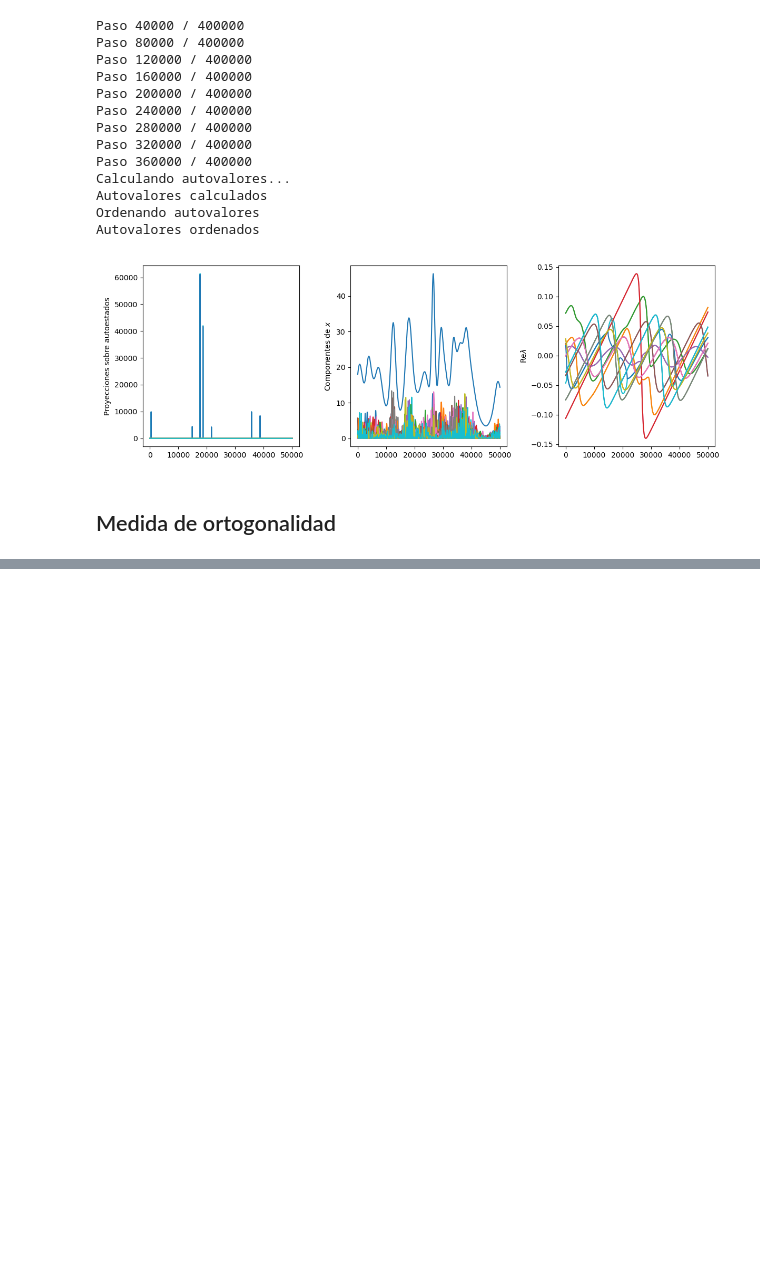
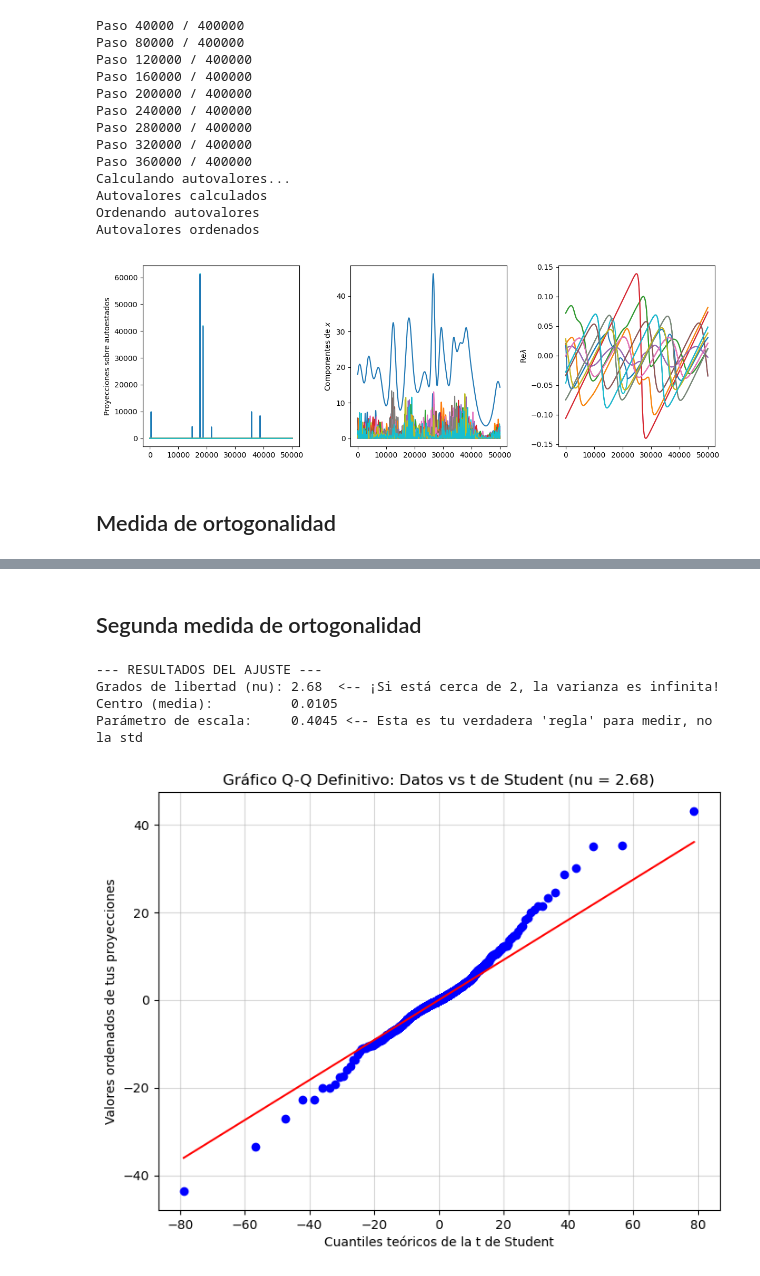
Before and after one commit to OlmoGH/Edge-of-chaos, a Jupyter notebook: Autovalores_de_matrices/LaTex/figuras.ipynb, the cells around one changed output, grey strips where cells are left out. Drawn from its saved outputs; the diff is of its cells as text; code cells hidden in the pictures; blank space fills up the shorter version.

Commit message:
Está casi ya

```diff
--- a/Autovalores_de_matrices/LaTex/figuras.ipynb
+++ b/Autovalores_de_matrices/LaTex/figuras.ipynb
@@ -939,0 +1071,54 @@ b: -0.18622516748130266
+# %% [markdown]
+## Segunda medida de ortogonalidad
+# %%
+import numpy as np
+import matplotlib.pyplot as plt
+from scipy.stats import t
+from scipy.stats import norm
+from scipy.stats import kurtosis
+import scipy.stats as stats
+
+dim = 10
+n_test = 10000
+
+rng = np.random.default_rng()
+
+X = rng.standard_normal(dim)
+
+X = X / np.linalg.norm(X)
+
+projection_norm = np.zeros(n_test * dim)
+
+for i in range(n_test):
+    matrix = rng.standard_normal((dim, dim))
+
+    _, r_eigenvectors = np.linalg.eig(matrix)
+    l_eigenvectors = np.linalg.inv(r_eigenvectors)
+
+    projections = l_eigenvectors @ X
+    projection_norm[i*dim : (i+1)*dim] = projections.real
+
+# 1. Ajustamos tus datos a una t de Student para encontrar los parámetros reales
+# df = grados de libertad (nu), loc = centro, scale = dispersión
+df_fit, loc_fit, scale_fit = stats.t.fit(projection_norm)
+
+print("--- RESULTADOS DEL AJUSTE ---")
+print(f"Grados de libertad (nu): {df_fit:.2f}  <-- ¡Si está cerca de 2, la varianza es infinita!")
+print(f"Centro (media):          {loc_fit:.4f}")
+print(f"Parámetro de escala:     {scale_fit:.4f} <-- Esta es tu verdadera 'regla' para medir, no la std")
+
+# 2. Gráfico Q-Q contra la t de Student con los grados de libertad encontrados
+plt.figure(figsize=(8, 6))
+stats.probplot(projection_norm, dist=stats.t(df=df_fit), plot=plt)
+
+plt.title(f"Gráfico Q-Q Definitivo: Datos vs t de Student (nu = {df_fit:.2f})")
+plt.xlabel("Cuantiles teóricos de la t de Student")
+plt.ylabel("Valores ordenados de tus proyecciones")
+plt.grid(True, alpha=0.5)
+plt.show()
+# %% [output]
+--- RESULTADOS DEL AJUSTE ---
+Grados de libertad (nu): 2.68  <-- ¡Si está cerca de 2, la varianza es infinita!
+Centro (media):          0.0105
+Parámetro de escala:     0.4045 <-- Esta es tu verdadera 'regla' para medir, no la std
+[figure, added]
```
Also changed, not shown: parts of 28 cells of this notebook, 12 other files.
